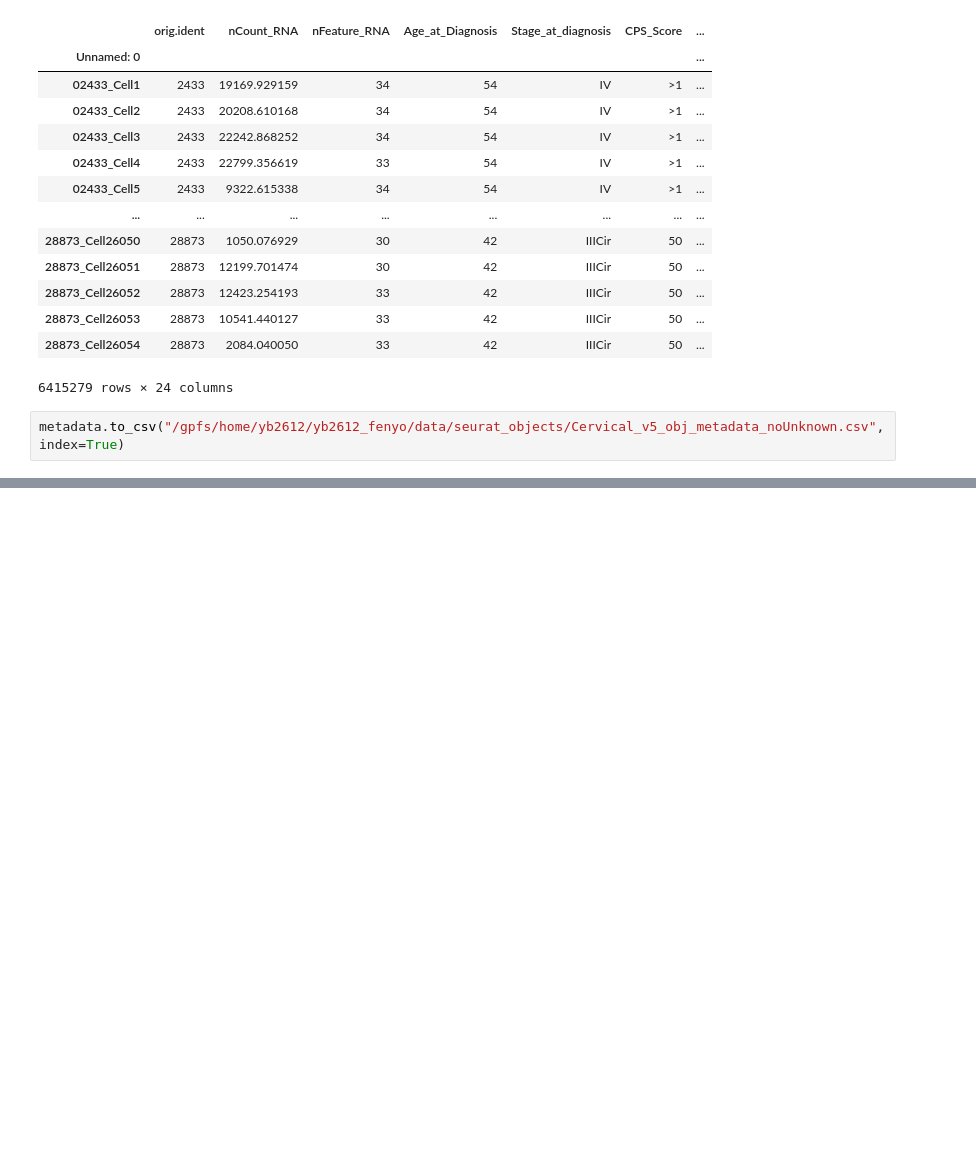
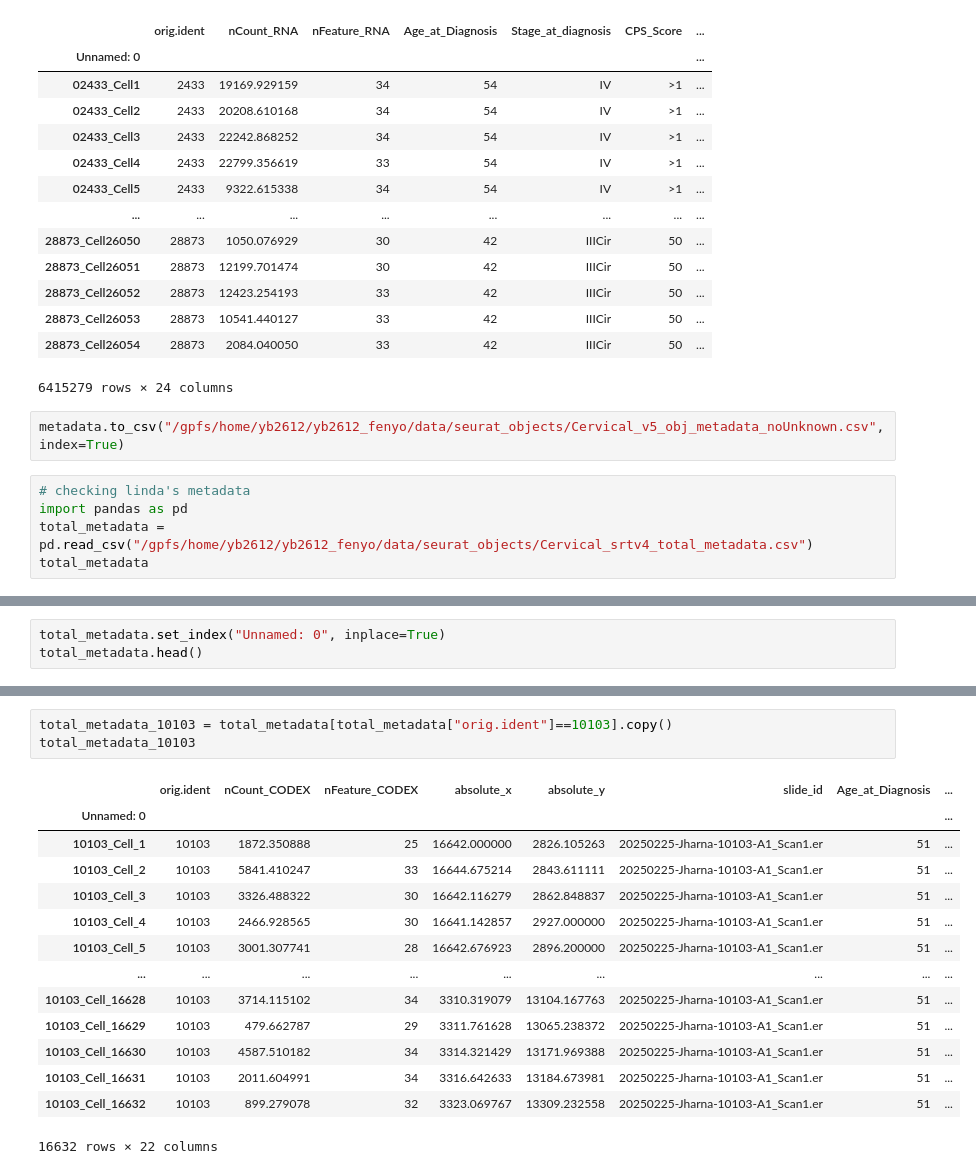
Before and after one commit to FenyoLab/EC_codeximaging, a Jupyter notebook: notebooks/celesta_data_prep_cervical.ipynb, the cells around one changed output, grey strips where cells are left out. Saved outputs shown, nothing was run; the diff lists cells and outputs as text; blank space fills up the shorter version.

```diff
--- a/notebooks/celesta_data_prep_cervical.ipynb
+++ b/notebooks/celesta_data_prep_cervical.ipynb
@@ -224,3 +224,8 @@ metadata
 6415279 rows × 24 columns
 # %%
 metadata.to_csv("/gpfs/home/yb2612/yb2612_fenyo/data/seurat_objects/Cervical_v5_obj_metadata_noUnknown.csv", index=True)
+# %%
+# checking linda's metadata
+import pandas as pd
+total_metadata = pd.read_csv("/gpfs/home/yb2612/yb2612_fenyo/data/seurat_objects/Cervical_srtv4_total_metadata.csv")
+total_metadata
@@ -226,0 +246,3 @@ metadata.to_csv("/gpfs/home/yb2612/yb2612_fenyo/data/seurat_objects/Cervical_v5_
+# %%
+total_metadata.set_index("Unnamed: 0", inplace=True)
+total_metadata.head()
@@ -226,0 +258,18 @@ metadata.to_csv("/gpfs/home/yb2612/yb2612_fenyo/data/seurat_objects/Cervical_v5_
+# %%
+total_metadata_10103 = total_metadata[total_metadata["orig.ident"]==10103].copy()
+total_metadata_10103
+# %% [output]
+|  | orig.ident | nCount_CODEX | nFeature_CODEX | absolute_x | absolute_y | slide_id | Age_at_Diagnosis | ... |
+| Unnamed: 0 |  |  |  |  |  |  |  | ... |
+| 10103_Cell_1 | 10103 | 1872.350888 | 25 | 16642.000000 | 2826.105263 | 20250225-Jharna-10103-A1_Scan1.er | 51 | ... |
+| 10103_Cell_2 | 10103 | 5841.410247 | 33 | 16644.675214 | 2843.611111 | 20250225-Jharna-10103-A1_Scan1.er | 51 | ... |
+| 10103_Cell_3 | 10103 | 3326.488322 | 30 | 16642.116279 | 2862.848837 | 20250225-Jharna-10103-A1_Scan1.er | 51 | ... |
+| 10103_Cell_4 | 10103 | 2466.928565 | 30 | 16641.142857 | 2927.000000 | 20250225-Jharna-10103-A1_Scan1.er | 51 | ... |
+| 10103_Cell_5 | 10103 | 3001.307741 | 28 | 16642.676923 | 2896.200000 | 20250225-Jharna-10103-A1_Scan1.er | 51 | ... |
+| ... | ... | ... | ... | ... | ... | ... | ... | ... |
+| 10103_Cell_16628 | 10103 | 3714.115102 | 34 | 3310.319079 | 13104.167763 | 20250225-Jharna-10103-A1_Scan1.er | 51 | ... |
+| 10103_Cell_16629 | 10103 | 479.662787 | 29 | 3311.761628 | 13065.238372 | 20250225-Jharna-10103-A1_Scan1.er | 51 | ... |
+| 10103_Cell_16630 | 10103 | 4587.510182 | 34 | 3314.321429 | 13171.969388 | 20250225-Jharna-10103-A1_Scan1.er | 51 | ... |
+| 10103_Cell_16631 | 10103 | 2011.604991 | 34 | 3316.642633 | 13184.673981 | 20250225-Jharna-10103-A1_Scan1.er | 51 | ... |
+| 10103_Cell_16632 | 10103 | 899.279078 | 32 | 3323.069767 | 13309.232558 | 20250225-Jharna-10103-A1_Scan1.er | 51 | ... |
+16632 rows × 22 columns
```
Also changed, not shown: parts of 3 cells of this notebook, 2 other files.
